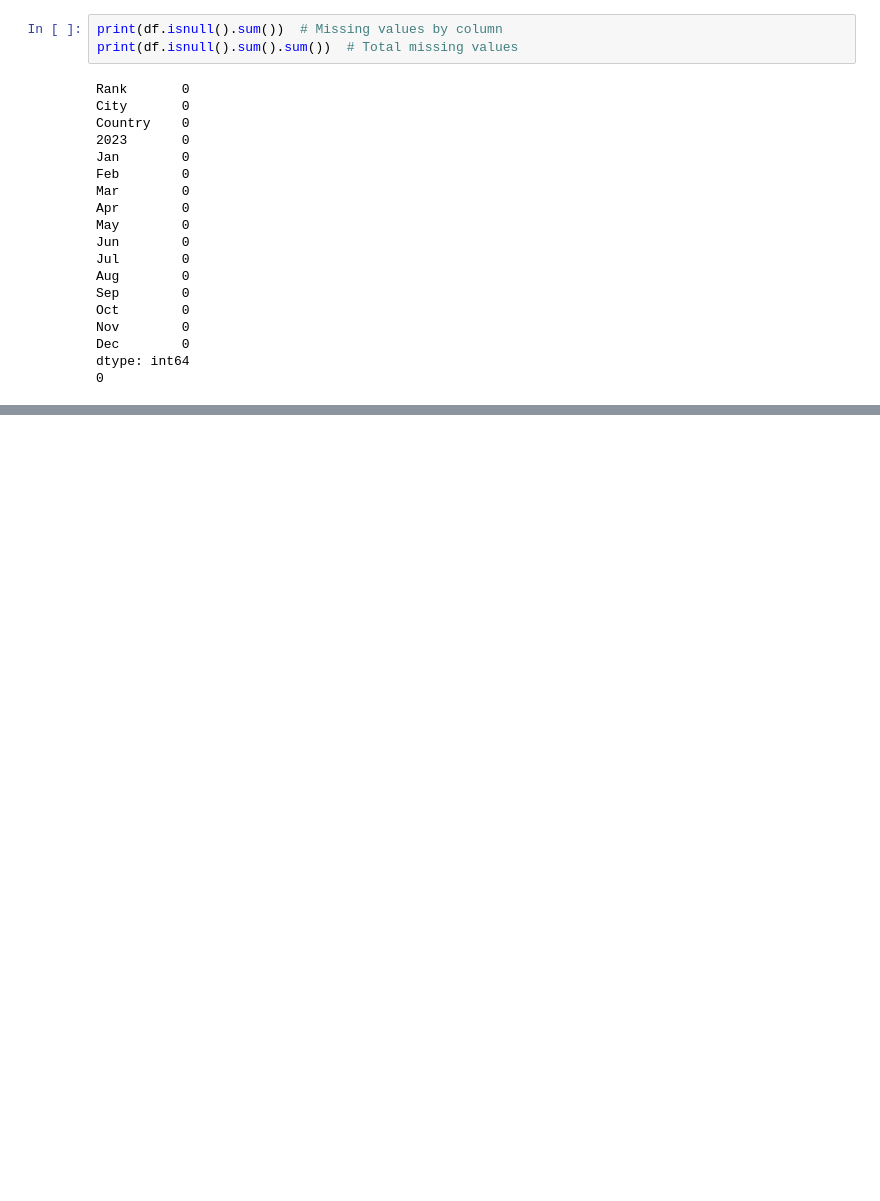
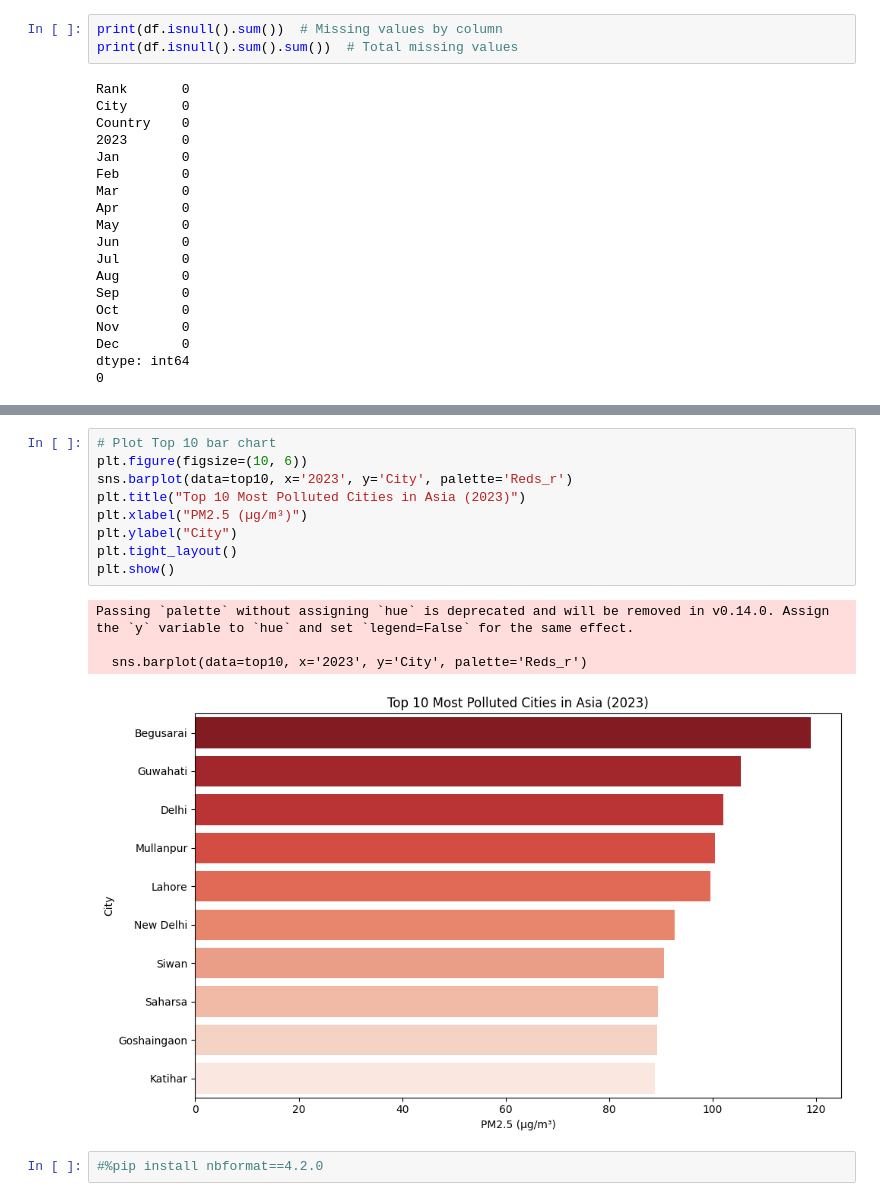
Before and after one commit to bochida/Air-quality-analysis-and-prediction, a Jupyter notebook: test.ipynb, the cells around one changed output, grey strips where cells are left out. Drawn from its saved outputs; the diff is of its cells as text; blank space fills up the shorter version.

```diff
--- a/test.ipynb
+++ b/test.ipynb
@@ -243,0 +319,16 @@ EDA: In this part i will show visual aspects of project. First of all cities of
+# %%
+# Plot Top 10 bar chart
+plt.figure(figsize=(10, 6))
+sns.barplot(data=top10, x='2023', y='City', palette='Reds_r')
+plt.title("Top 10 Most Polluted Cities in Asia (2023)")
+plt.xlabel("PM2.5 (µg/m³)")
+plt.ylabel("City")
+plt.tight_layout()
+plt.show()
+# %% [output]
+Passing `palette` without assigning `hue` is deprecated and will be removed in v0.14.0. Assign the `y` variable to `hue` and set `legend=False` for the same effect.
+
+  sns.barplot(data=top10, x='2023', y='City', palette='Reds_r')
+[figure, added]
+# %%
+#%pip install nbformat==4.2.0
```
Also changed, not shown: parts of 7 cells of this notebook.
